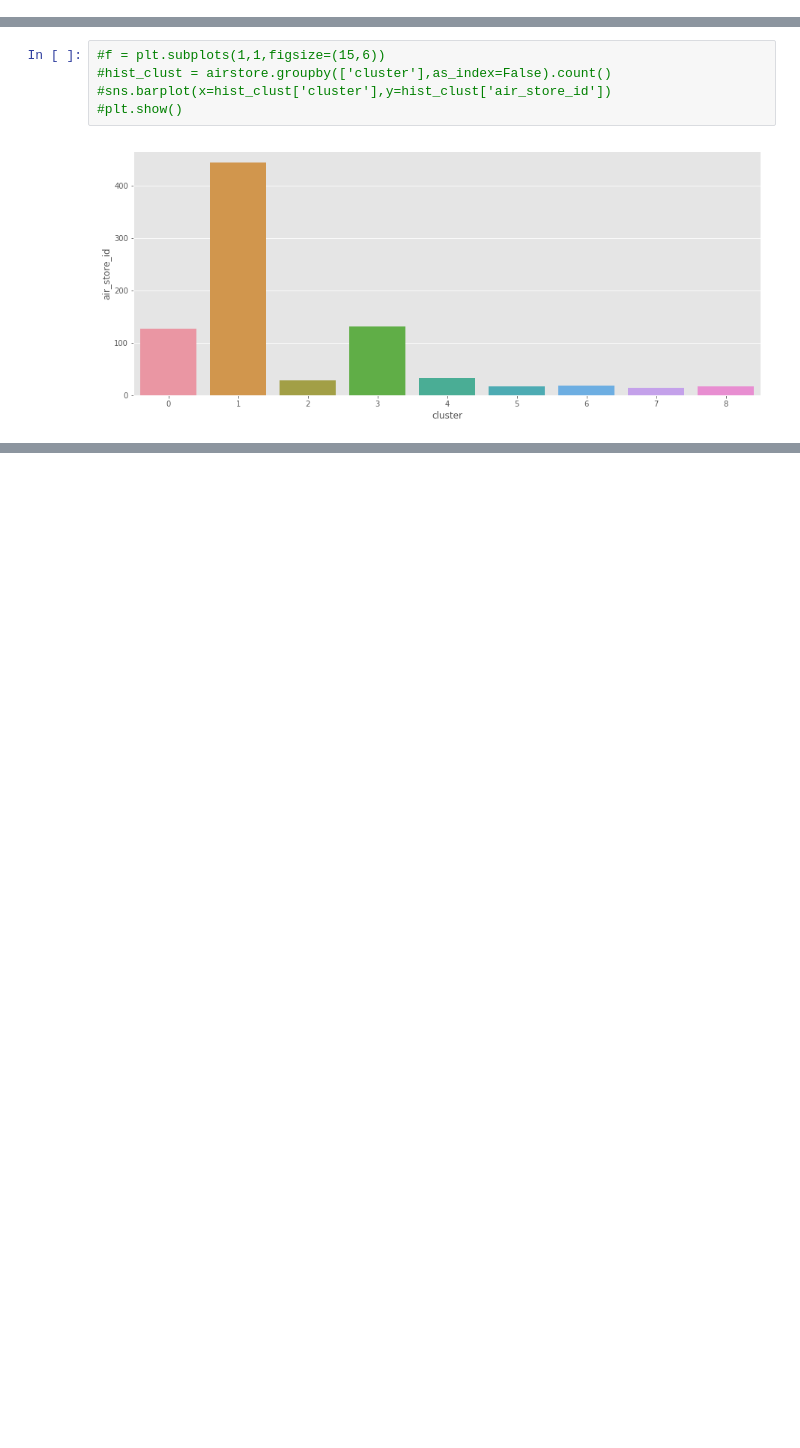
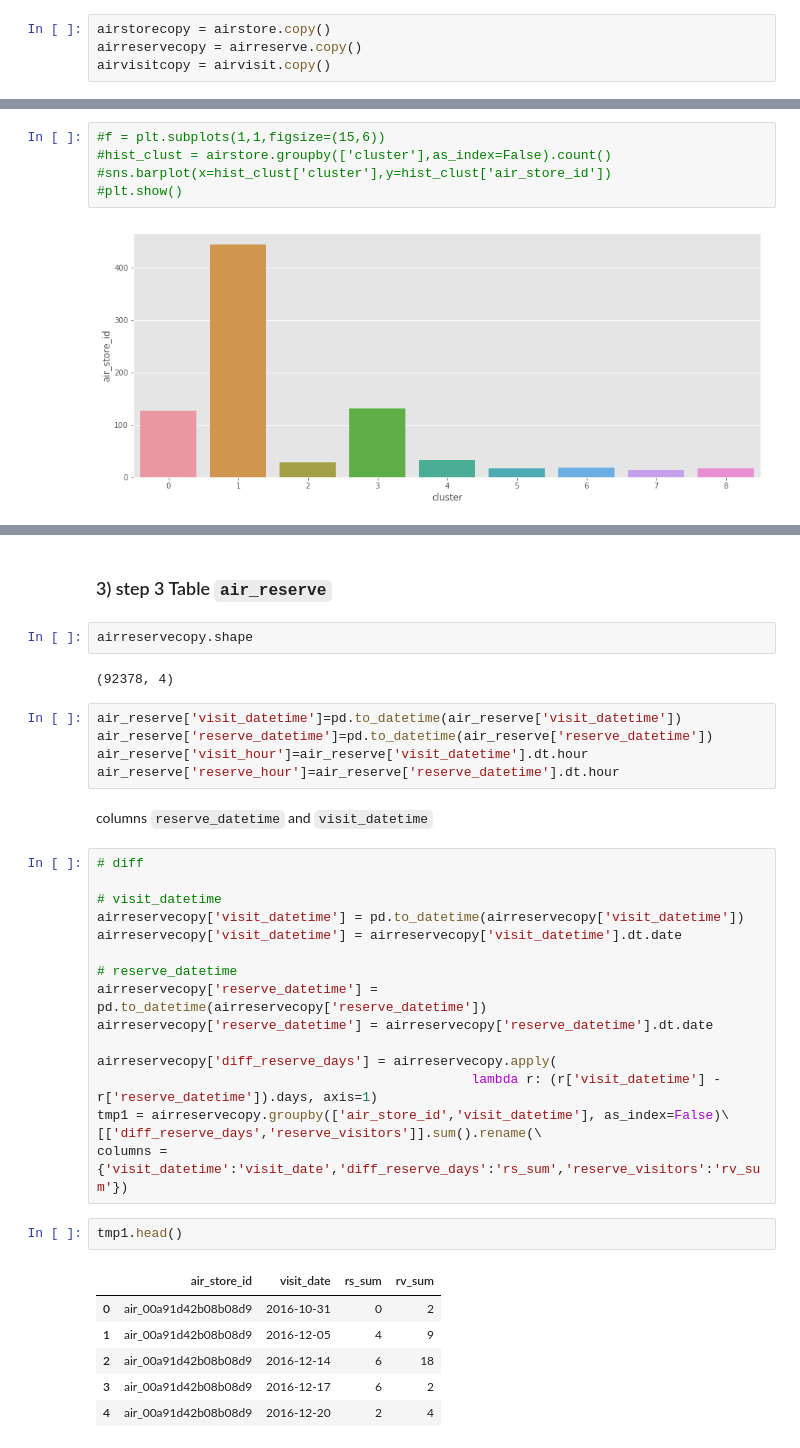
Before and after one commit to galiii/Recruit-Restaurant-Visitor-Forecasting1, a Jupyter notebook: eda/all_air_data.ipynb, the cells around one changed output, grey strips where cells are left out. Saved outputs shown, nothing was run; the diff lists cells and outputs as text; blank space fills up the shorter version.

```diff
--- a/eda/all_air_data.ipynb
+++ b/eda/all_air_data.ipynb
@@ -20 +40,5 @@ airvisit = pd.read_csv('../input/air_visit_data.csv')
+# %%
+airstorecopy = airstore.copy()
+airreservecopy = airreserve.copy()
+airvisitcopy = airvisit.copy()
 # %% [markdown]
@@ -164,2 +227,40 @@ full[full['air_store_id'] == 'air_ba937bf13d40fb24']
+# %% [markdown]
+### 3) step 3 Table <code>air_reserve</code>
+# %%
+airreservecopy.shape
+# %% [output]
+(92378, 4)
+# %%
+air_reserve['visit_datetime']=pd.to_datetime(air_reserve['visit_datetime'])
+air_reserve['reserve_datetime']=pd.to_datetime(air_reserve['reserve_datetime'])
+air_reserve['visit_hour']=air_reserve['visit_datetime'].dt.hour
+air_reserve['reserve_hour']=air_reserve['reserve_datetime'].dt.hour
+# %% [markdown]
+columns <code>reserve_datetime</code> and <code>visit_datetime</code>
+# %%
+# diff
+
+# visit_datetime
+airreservecopy['visit_datetime'] = pd.to_datetime(airreservecopy['visit_datetime'])
+airreservecopy['visit_datetime'] = airreservecopy['visit_datetime'].dt.date
+
+# reserve_datetime
+airreservecopy['reserve_datetime'] = pd.to_datetime(airreservecopy['reserve_datetime'])
+airreservecopy['reserve_datetime'] = airreservecopy['reserve_datetime'].dt.date
+
+airreservecopy['diff_reserve_days'] = airreservecopy.apply(
+                                                lambda r: (r['visit_datetime'] - r['reserve_datetime']).days, axis=1)
+tmp1 = airreservecopy.groupby(['air_store_id','visit_datetime'], as_index=False)\
+[['diff_reserve_days','reserve_visitors']].sum().rename(\
+columns ={'visit_datetime':'visit_date','diff_reserve_days':'rs_sum','reserve_visitors':'rv_sum'})
+# %%
+tmp1.head()
+# %% [output]
+|  | air_store_id | visit_date | rs_sum | rv_sum |
+| 0 | air_00a91d42b08b08d9 | 2016-10-31 | 0 | 2 |
+| 1 | air_00a91d42b08b08d9 | 2016-12-05 | 4 | 9 |
+| 2 | air_00a91d42b08b08d9 | 2016-12-14 | 6 | 18 |
+| 3 | air_00a91d42b08b08d9 | 2016-12-17 | 6 | 2 |
+| 4 | air_00a91d42b08b08d9 | 2016-12-20 | 2 | 4 |
 # %%
 air_reserve['visit_datetime'] = pd.to_datetime(air_reserve['visit_datetime'])
```
Also changed, not shown: parts of 32 cells of this notebook.
